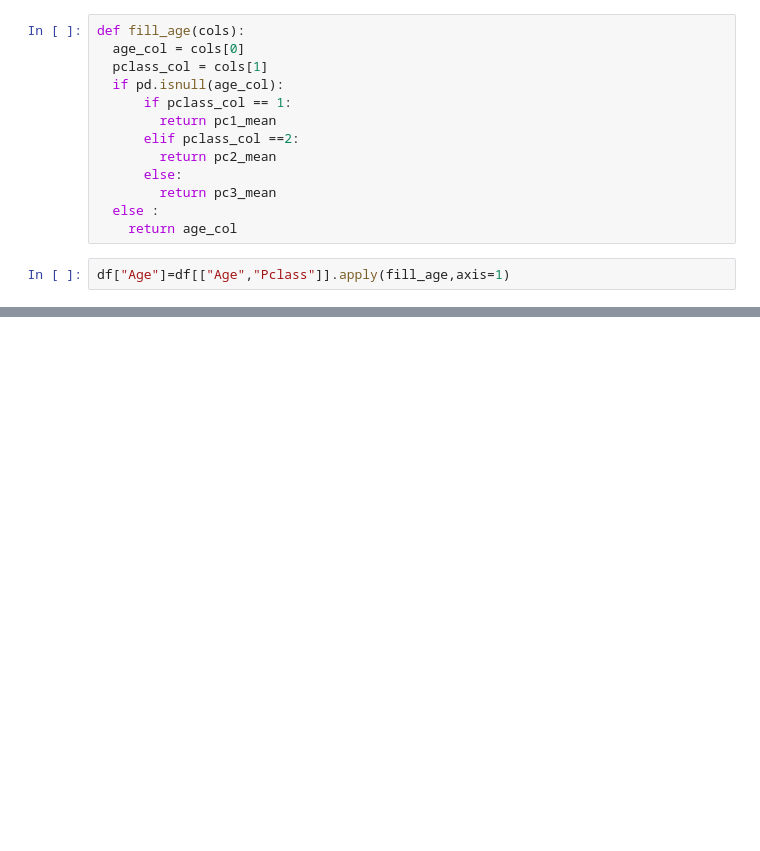
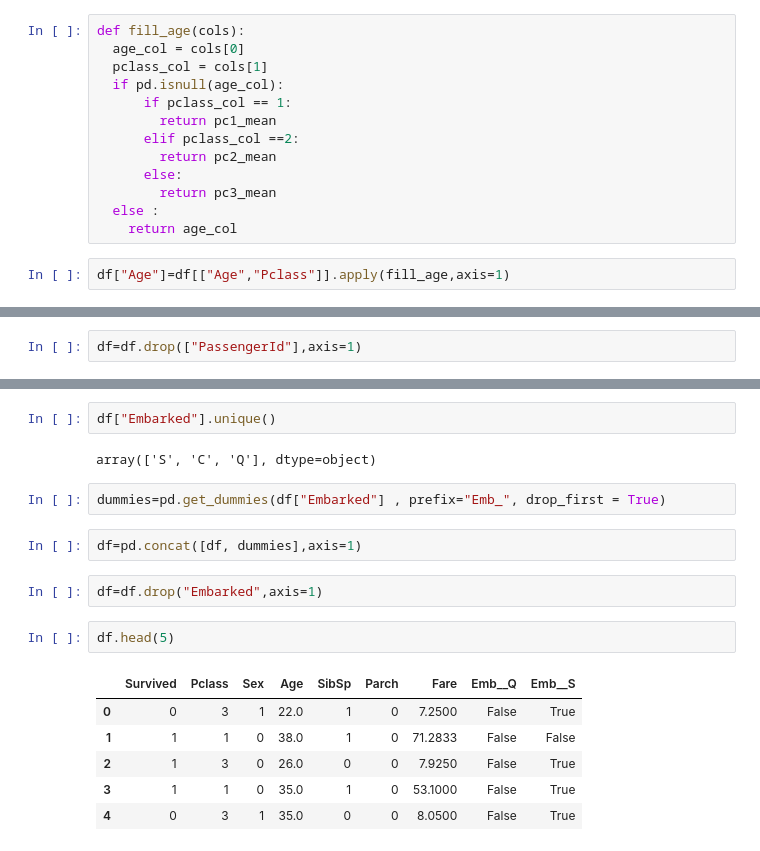
Before and after one commit to eleven111101/Gaussian-Na-ve-Bayes-Classifier-, a Jupyter notebook: Gaussian_Naïve_Bayes_Classifier_Titanic.ipynb, the cells around one changed output, grey strips where cells are left out. Cells and saved outputs as stored; diff of their text form; blank space fills up the shorter version.

```diff
--- a/Gaussian_Naïve_Bayes_Classifier_Titanic.ipynb
+++ b/Gaussian_Naïve_Bayes_Classifier_Titanic.ipynb
@@ -159,0 +248,2 @@ df["Age"]=df[["Age","Pclass"]].apply(fill_age,axis=1)
+# %%
+df=df.drop(["PassengerId"],axis=1)
@@ -159,0 +268,19 @@ df["Age"]=df[["Age","Pclass"]].apply(fill_age,axis=1)
+# %%
+df["Embarked"].unique()
+# %% [output]
+array(['S', 'C', 'Q'], dtype=object)
+# %%
+dummies=pd.get_dummies(df["Embarked"] , prefix="Emb_", drop_first = True)
+# %%
+df=pd.concat([df, dummies],axis=1)
+# %%
+df=df.drop("Embarked",axis=1)
+# %%
+df.head(5)
+# %% [output]
+|  | Survived | Pclass | Sex | Age | SibSp | Parch | Fare | Emb__Q | Emb__S |
+| 0 | 0 | 3 | 1 | 22.0 | 1 | 0 | 7.2500 | False | True |
+| 1 | 1 | 1 | 0 | 38.0 | 1 | 0 | 71.2833 | False | False |
+| 2 | 1 | 3 | 0 | 26.0 | 0 | 0 | 7.9250 | False | True |
+| 3 | 1 | 1 | 0 | 35.0 | 1 | 0 | 53.1000 | False | True |
+| 4 | 0 | 3 | 1 | 35.0 | 0 | 0 | 8.0500 | False | True |
```
Also changed, not shown: parts of 9 cells of this notebook.
